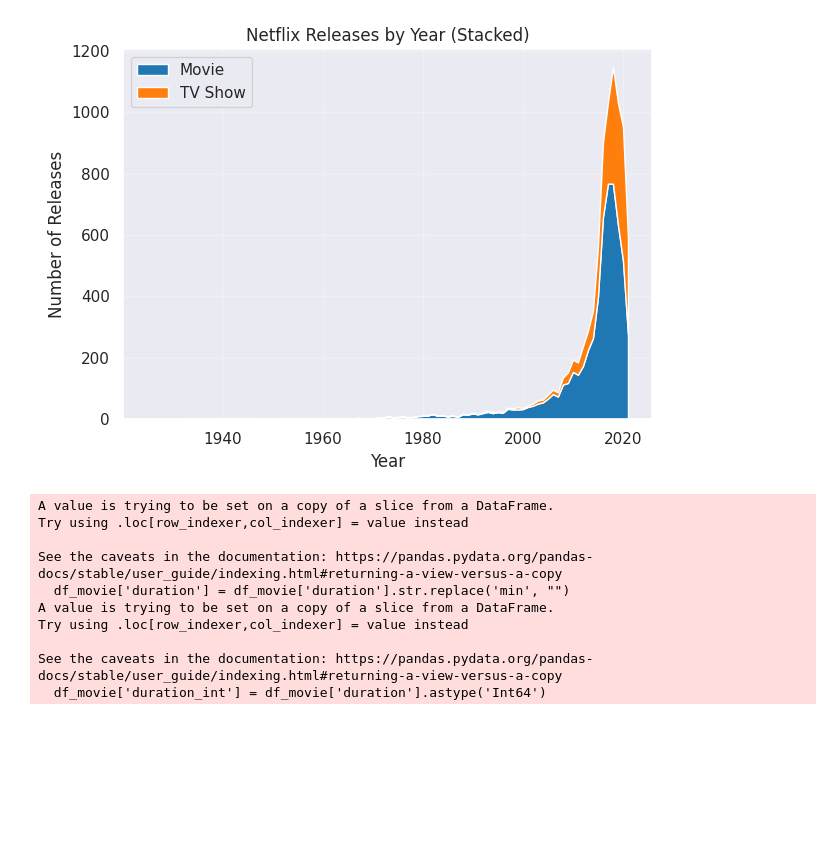
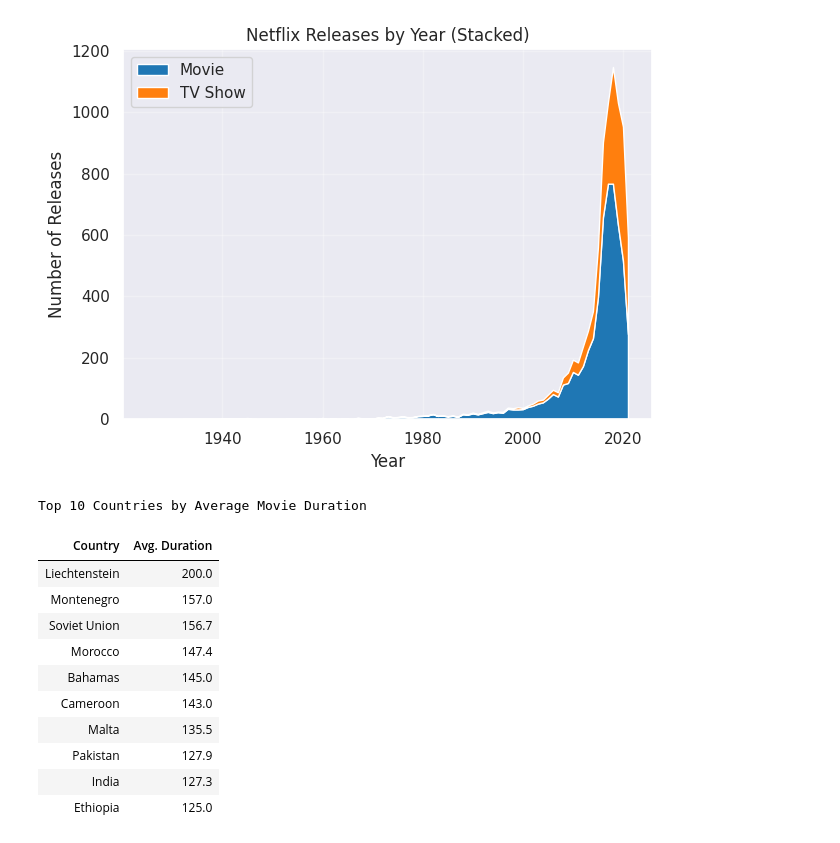
Before and after one commit to zdelk/netflix_eda, a Jupyter notebook: netflix_rework.ipynb, the cells around one changed output. Saved outputs shown, nothing was run; the diff lists cells and outputs as text; code cells hidden in the pictures; blank space fills up the shorter version.

```diff
--- a/netflix_rework.ipynb
+++ b/netflix_rework.ipynb
@@ -209,17 +206,39 @@ plt.show()
 [figure]
 # %%
 # - How long are the movies on average, by genre or by country?
-df_movie = df[df['type'] == 'Movie']
+# Subset to only movies
+# Explode by country and genre
+df_movie = df_clean[df_clean['type'] == 'Movie'].copy()
+
 df_movie['duration'] = df_movie['duration'].str.replace('min', "")
 df_movie['duration_int'] = df_movie['duration'].astype('Int64')
+
+movie_country = df_movie.explode('country_list').dropna()
+
+mean_duration_country = (
+    movie_country
+    .dropna(subset=['country_list', 'duration_int'])  # drop rows with missing country or duration
+    .groupby('country_list')['duration_int']
+    .mean()
+    .sort_values(ascending=False)
+    .reset_index()
+)
+mean_duration_country.columns = ['Country', 'Avg. Duration']
+mean_duration_country['Avg. Duration'] = mean_duration_country['Avg. Duration'].round(1)
+
+mean_duration_country.iloc[:10,:].style.set_caption("Top 10 Countries by Average Movie Duration") \
+     .format({'Avg. Duration': '{:.1f}'}) \
+     .hide(axis='index')
 # %% [output]
-A value is trying to be set on a copy of a slice from a DataFrame.
-Try using .loc[row_indexer,col_indexer] = value instead
-
-See the caveats in the documentation: https://pandas.pydata.org/pandas-docs/stable/user_guide/indexing.html#returning-a-view-versus-a-copy
-  df_movie['duration'] = df_movie['duration'].str.replace('min', "")
-A value is trying to be set on a copy of a slice from a DataFrame.
-Try using .loc[row_indexer,col_indexer] = value instead
-
-See the caveats in the documentation: https://pandas.pydata.org/pandas-docs/stable/user_guide/indexing.html#returning-a-view-versus-a-copy
-  df_movie['duration_int'] = df_movie['duration'].astype('Int64')
+Top 10 Countries by Average Movie Duration
+| Country | Avg. Duration |
+| Liechtenstein | 200.0 |
+| Montenegro | 157.0 |
+| Soviet Union | 156.7 |
+| Morocco | 147.4 |
+| Bahamas | 145.0 |
+| Cameroon | 143.0 |
+| Malta | 135.5 |
+| Pakistan | 127.9 |
+| India | 127.3 |
+| Ethiopia | 125.0 |
```
Also changed, not shown: parts of 2 cells of this notebook, 1 other file.
